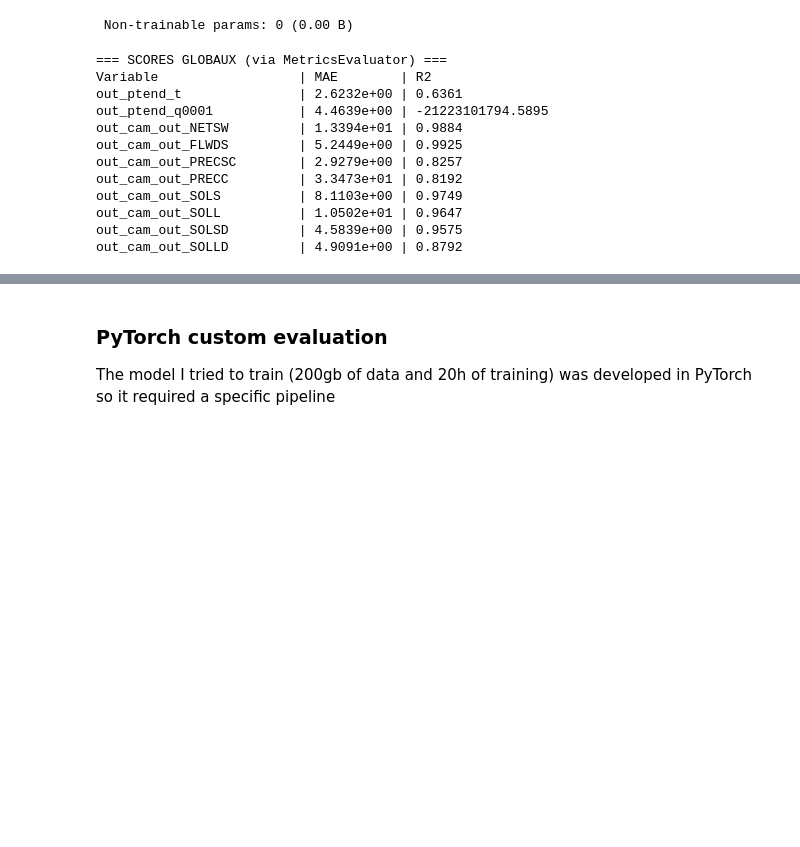
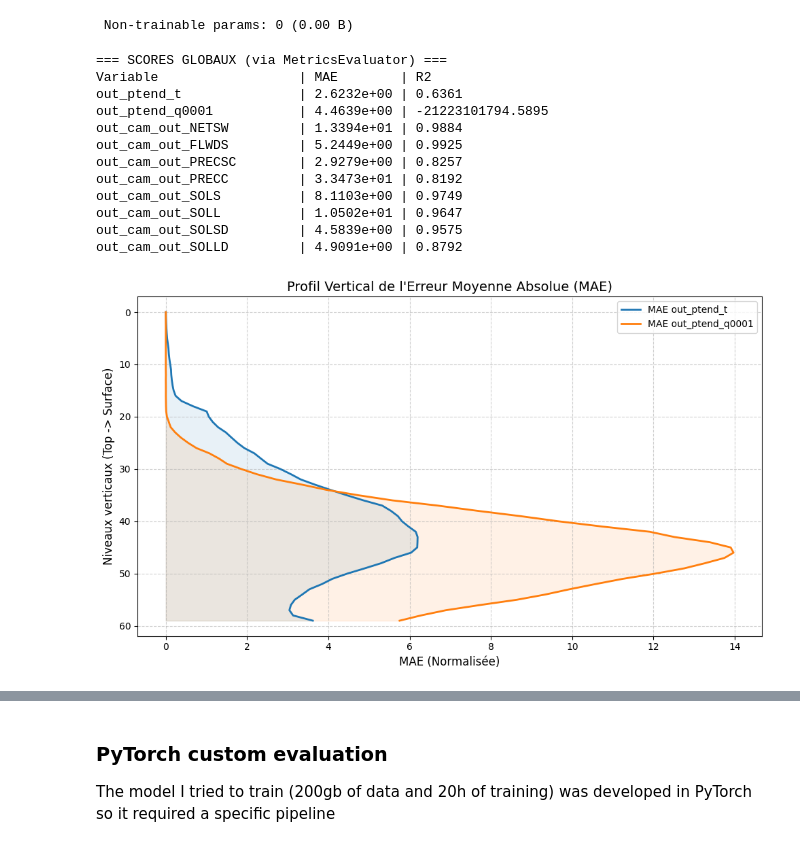
Before and after one commit to alextonon/ClimSim_dataset, a Jupyter notebook: final_notebook.ipynb, the cells around one changed output, grey strips where cells are left out. Cells and saved outputs as stored; diff of their text form; code cells hidden in the pictures; blank space fills up the shorter version.

```diff
--- a/final_notebook.ipynb
+++ b/final_notebook.ipynb
@@ -722,6 +722,8 @@ print("\n=== SCORES GLOBAUX (via MetricsEvaluator) ===")
 print(f"{'Variable':<25} | {'MAE':<10} | {'R2':<10}")
 for var, m in final_scores.items():
     print(f"{var:<25} | {m['mae']:.4e} | {m['r2']:.4f}")
+
+results_list = evaluator.finalize(return_profiles=True)
 # %% [output]
 === SCORES GLOBAUX (via MetricsEvaluator) ===
 Variable                  | MAE        | R2
@@ -735,3 +737,38 @@ out_cam_out_SOLS          | 8.1103e+00 | 0.9749
 out_cam_out_SOLL          | 1.0502e+01 | 0.9647
 out_cam_out_SOLSD         | 4.5839e+00 | 0.9575
 out_cam_out_SOLLD         | 4.9091e+00 | 0.8792
+# %%
+import matplotlib.pyplot as plt
+import numpy as np
+
+
+scores = results_list
+
+plt.figure(figsize=(10, 6))
+
+# Variables à tracer (uniquement les profils verticaux)
+profile_vars = ["out_ptend_t", "out_ptend_q0001"]
+colors = ['#1f77b4', '#ff7f0e'] # Bleu et Orange pro
+
+for var, color in zip(profile_vars, colors):
+    if var in results_list and 'mae_levels' in results_list[var]:
+        mae_profile = results_list[var]['mae_levels']
+        levels = np.arange(len(mae_profile))
+
+        plt.plot(mae_profile, levels, label=f"MAE {var}", color=color, lw=2)
+        plt.fill_betweenx(levels, 0, mae_profile, color=color, alpha=0.1)
+
+# Mise en forme "Atmosphère"
+plt.gca().invert_yaxis()  # Le niveau 0 est le haut de l'atmosphère, 60 est la surface
+plt.title("Profil Vertical de l'Erreur Moyenne Absolue (MAE)", fontsize=14)
+plt.xlabel("MAE (Normalisée)", fontsize=12)
+plt.ylabel("Niveaux verticaux (Top -> Surface)", fontsize=12)
+plt.grid(True, linestyle='--', alpha=0.6)
+plt.legend()
+
+
+
+plt.tight_layout()
+plt.show()
+# %% [output]
+[figure, added]
```
Also changed, not shown: parts of 2 cells of this notebook.
